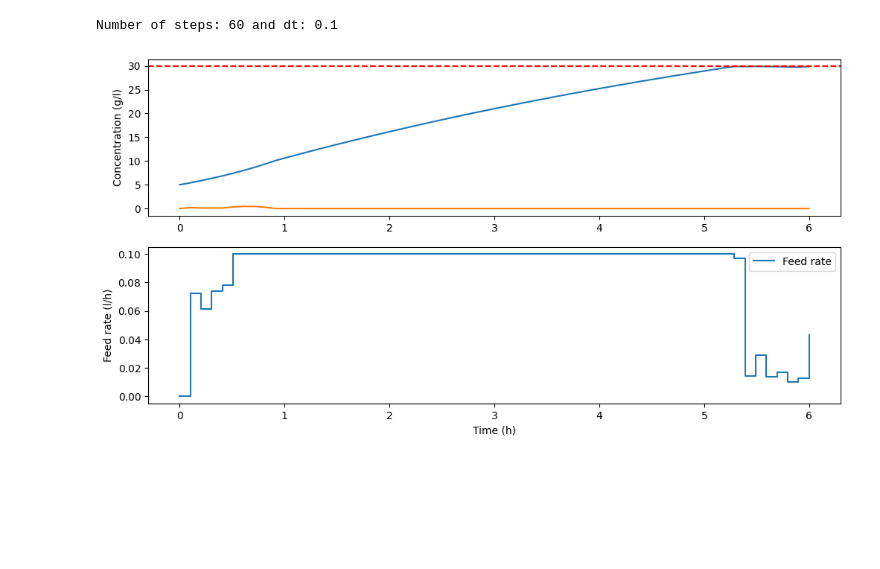
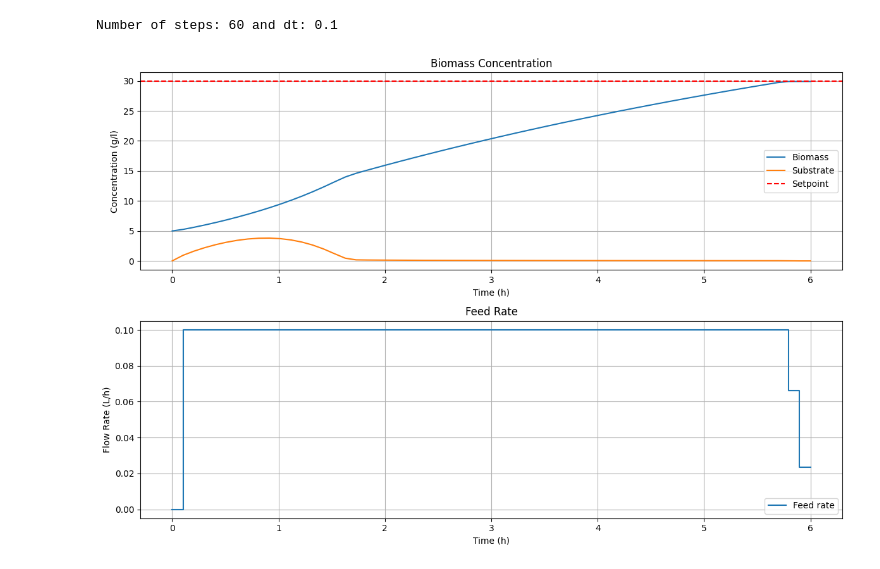
Before and after one commit to costasmexis/ML4MPC, a Jupyter notebook: pympc/BR_noProduct.ipynb, the cells around one changed output. Cells and saved outputs as stored; diff of their text form; code cells hidden in the pictures; blank space fills up the shorter version.

```diff
--- a/pympc/BR_noProduct.ipynb
+++ b/pympc/BR_noProduct.ipynb
@@ -76,7 +76,7 @@ def plot_solution(sol: solve_ivp) -> None:
 # MPC parameters
 dt = 0.1                         # Time step
 L = int(TIME_RANGE / dt)       # Number of steps
-N_p = 5                         # Prediction horizon
+N_p = 7                         # Prediction horizon
 Q = 1.5                         # Weight for tracking
 R = 0.5                            # Weight for control effort
 Q_term = 0.0                     # Weight for terminal state
@@ -138,18 +137,25 @@ for i in tqdm(range(L-1)):
     V[i+1] = sol.y[2][-1]
 # %%
 time= np.linspace(T_START, T_END, L)
-plt.figure(figsize=(12,6))
+plt.figure(figsize=(12, 8))
 plt.subplot(2,1,1)
 plt.plot(time, X, label='Biomass')
 plt.plot(time, S, label='Substrate')
 plt.axhline(y=X_sp, color='r', linestyle='--', label='Setpoint')
+plt.title('Biomass Concentration')
+plt.xlabel('Time (h)')
 plt.ylabel('Concentration (g/l)')
+plt.legend()
+plt.grid()
 
 plt.subplot(2,1,2)
 plt.step(time, F, label='Feed rate', where='post')
+plt.title('Feed Rate')
 plt.xlabel('Time (h)')
-plt.ylabel('Feed rate (l/h)')
+plt.ylabel('Flow Rate (L/h)')
 plt.legend()
+plt.grid()
+plt.tight_layout()
 plt.show()
 # %% [output]
-[figure, old version]
+[figure, new version]
```
Also changed, not shown: parts of 4 cells of this notebook, 2 other files.
